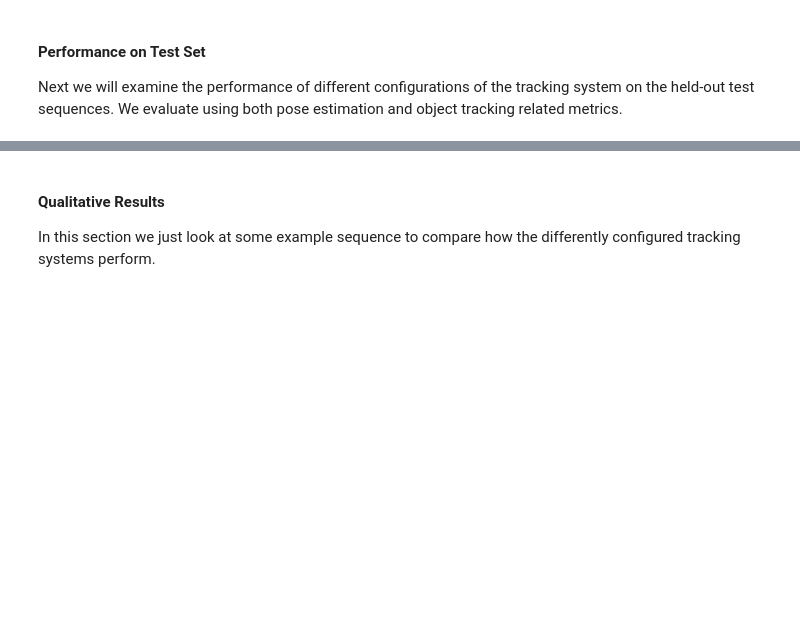
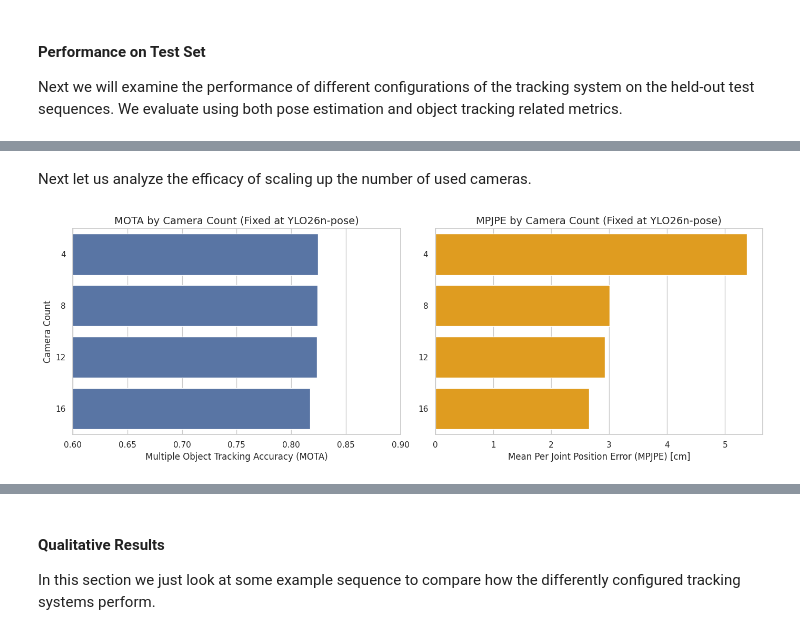
Before and after one commit to rolandbernard/cv-project, a Jupyter notebook: code/1.evaluation.ipynb, the cells around one changed output, grey strips where cells are left out. Saved outputs shown, nothing was run; the diff lists cells and outputs as text; code cells hidden in the pictures; blank space fills up the shorter version.

```diff
--- a/code/1.evaluation.ipynb
+++ b/code/1.evaluation.ipynb
@@ -157,0 +200,29 @@ Next we will examine the performance of different configurations of the tracking
+# %% [markdown]
+Next let us analyze the efficacy of scaling up the number of used cameras.
+# %%
+fig, axes = plt.subplots(1, 2, figsize=(14, 5))
+
+# MOTA comparison (higher is better)
+ax = sns.barplot(
+    data=df_yolo_scaling, x="MOTA", y="n_cams", ax=axes[0],
+    errorbar=None, order=[4, 8, 12, 16], orient="h"
+)
+axes[0].set_title("MOTA by Camera Count (Fixed at YLO26n-pose)")
+axes[0].set_xlabel("Multiple Object Tracking Accuracy (MOTA)")
+axes[0].set_ylabel("Camera Count")
+axes[0].set_xlim(0.60, 0.90)
+
+# MPJPE comparison (lower is better)
+sns.barplot(
+    data=df_yolo_scaling, x="MPJPE", y="n_cams", ax=axes[1], color="orange",
+    errorbar=None, order=[4, 8, 12, 16], orient="h"
+)
+axes[1].set_title("MPJPE by Camera Count (Fixed at YLO26n-pose)")
+axes[1].set_xlabel("Mean Per Joint Position Error (MPJPE) [cm]")
+axes[1].set_ylabel("")
+
+plt.tight_layout()
+plt.savefig("../report/figures/camera_count_comparison.pdf")
+plt.show()
+# %% [output]
+[figure, added]
```
Also changed, not shown: parts of 16 cells of this notebook, 9 other files.
